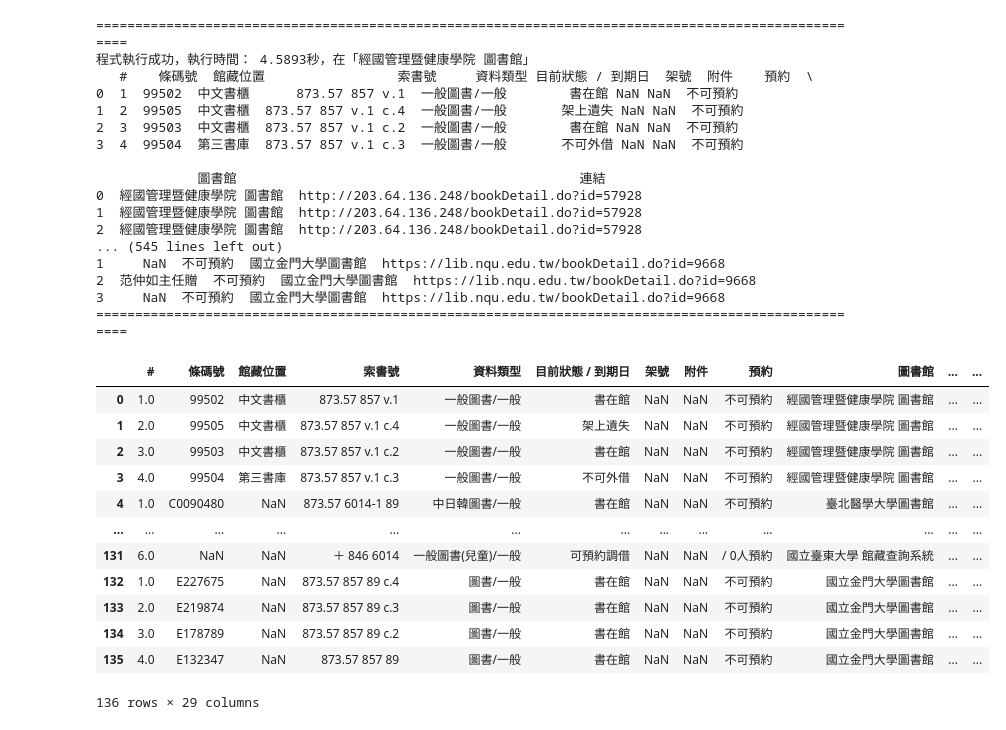
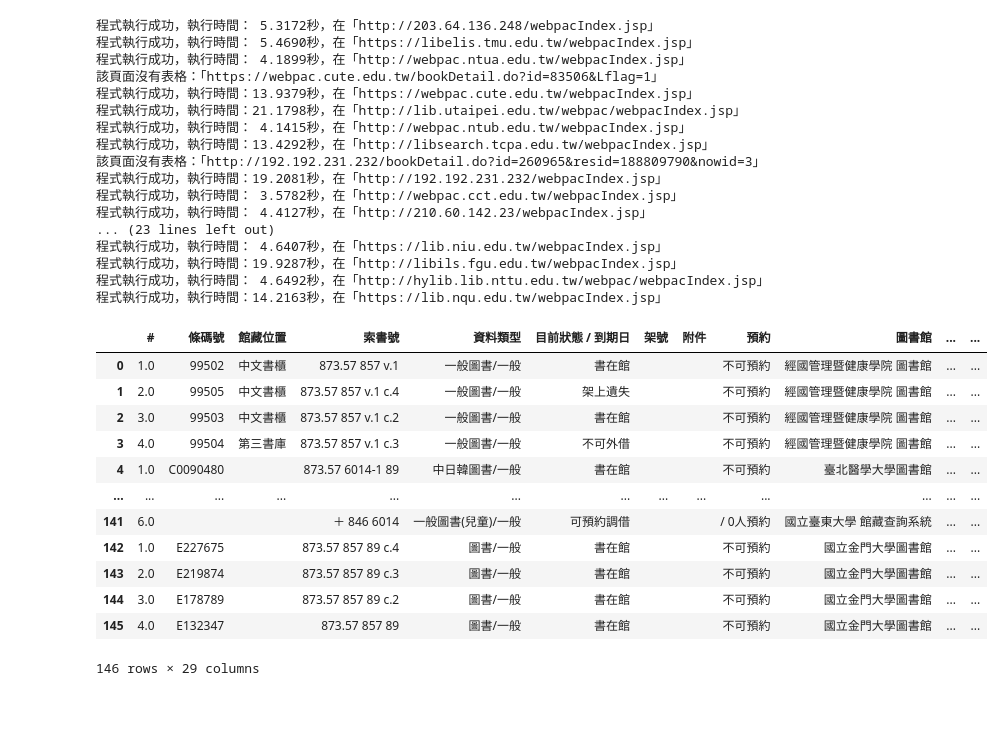
Before and after one commit to yulaie1012/ming-finds-books, a Jupyter notebook: crawlers/webpac_jsp_crawler().ipynb, the cells around one changed output. Cells and saved outputs as stored; diff of their text form; code cells hidden in the pictures.

Commit message:
fix webpac_jsp_crawler() bugs

```diff
--- a/crawlers/webpac_jsp_crawler().ipynb
+++ b/crawlers/webpac_jsp_crawler().ipynb
@@ -143,45 +156,42 @@ def webpac_jsp_crawler(url, ISBN):
         print(f"錯誤訊息為：「{e}」")
         print("="*100)
 # %%
-df_lst = []
+df_final = []
+ISBN = "9789573317241"  # 哈利波特(1)：神秘的魔法石
 for test_url in test_urls:
-    xxx =
-    df_lst.append(
-        webpac_jsp_crawler(
-            url=test_url,
-            ISBN="9789573317241")
-    )
+    df_final.append(test("測試圖書館", test_url, ISBN))
 # %% [output]
-====================================================================================================
-程式執行成功，執行時間： 4.5893秒，在「經國管理暨健康學院 圖書館」
-   #    條碼號  館藏位置                 索書號     資料類型 目前狀態 / 到期日  架號  附件    預約  \
-0  1  99502  中文書櫃      873.57 857 v.1  一般圖書/一般        書在館 NaN NaN  不可預約
-1  2  99505  中文書櫃  873.57 857 v.1 c.4  一般圖書/一般       架上遺失 NaN NaN  不可預約
-2  3  99503  中文書櫃  873.57 857 v.1 c.2  一般圖書/一般        書在館 NaN NaN  不可預約
-3  4  99504  第三書庫  873.57 857 v.1 c.3  一般圖書/一般       不可外借 NaN NaN  不可預約
-
-             圖書館                                            連結
-0  經國管理暨健康學院 圖書館  http://203.64.136.248/bookDetail.do?id=57928
-1  經國管理暨健康學院 圖書館  http://203.64.136.248/bookDetail.do?id=57928
-2  經國管理暨健康學院 圖書館  http://203.64.136.248/bookDetail.do?id=57928
-... (545 lines left out)
-1     NaN  不可預約  國立金門大學圖書館  https://lib.nqu.edu.tw/bookDetail.do?id=9668
-2  范仲如主任贈  不可預約  國立金門大學圖書館  https://lib.nqu.edu.tw/bookDetail.do?id=9668
-3     NaN  不可預約  國立金門大學圖書館  https://lib.nqu.edu.tw/bookDetail.do?id=9668
-====================================================================================================
+程式執行成功，執行時間： 5.3172秒，在「http://203.64.136.248/webpacIndex.jsp」
+程式執行成功，執行時間： 5.4690秒，在「https://libelis.tmu.edu.tw/webpacIndex.jsp」
+程式執行成功，執行時間： 4.1899秒，在「http://webpac.ntua.edu.tw/webpacIndex.jsp」
+該頁面沒有表格：「https://webpac.cute.edu.tw/bookDetail.do?id=83506&Lflag=1」
+程式執行成功，執行時間：13.9379秒，在「https://webpac.cute.edu.tw/webpacIndex.jsp」
+程式執行成功，執行時間：21.1798秒，在「http://lib.utaipei.edu.tw/webpac/webpacIndex.jsp」
+程式執行成功，執行時間： 4.1415秒，在「http://webpac.ntub.edu.tw/webpacIndex.jsp」
+程式執行成功，執行時間：13.4292秒，在「http://libsearch.tcpa.edu.tw/webpacIndex.jsp」
+該頁面沒有表格：「http://192.192.231.232/bookDetail.do?id=260965&resid=188809790&nowid=3」
+程式執行成功，執行時間：19.2081秒，在「http://192.192.231.232/webpacIndex.jsp」
+程式執行成功，執行時間： 3.5782秒，在「http://webpac.cct.edu.tw/webpacIndex.jsp」
+程式執行成功，執行時間： 4.4127秒，在「http://210.60.142.23/webpacIndex.jsp」
+... (23 lines left out)
+程式執行成功，執行時間： 4.6407秒，在「https://lib.niu.edu.tw/webpacIndex.jsp」
+程式執行成功，執行時間：19.9287秒，在「http://libils.fgu.edu.tw/webpacIndex.jsp」
+程式執行成功，執行時間： 4.6492秒，在「http://hylib.lib.nttu.edu.tw/webpac/webpacIndex.jsp」
+程式執行成功，執行時間：14.2163秒，在「https://lib.nqu.edu.tw/webpacIndex.jsp」
 # %%
-pd.concat(df_lst, axis=0, ignore_index=True)
+final_output = pd.concat(df_final, axis=0, ignore_index=True)
+final_output.fillna("")
 # %% [output]
 |  | # | 條碼號 | 館藏位置 | 索書號 | 資料類型 | 目前狀態 / 到期日 | 架號 | 附件 | 預約 | 圖書館 | ... | ... |
-| 0 | 1.0 | 99502 | 中文書櫃 | 873.57 857 v.1 | 一般圖書/一般 | 書在館 | NaN | NaN | 不可預約 | 經國管理暨健康學院 圖書館 | ... | ... |
-| 1 | 2.0 | 99505 | 中文書櫃 | 873.57 857 v.1 c.4 | 一般圖書/一般 | 架上遺失 | NaN | NaN | 不可預約 | 經國管理暨健康學院 圖書館 | ... | ... |
-| 2 | 3.0 | 99503 | 中文書櫃 | 873.57 857 v.1 c.2 | 一般圖書/一般 | 書在館 | NaN | NaN | 不可預約 | 經國管理暨健康學院 圖書館 | ... | ... |
-| 3 | 4.0 | 99504 | 第三書庫 | 873.57 857 v.1 c.3 | 一般圖書/一般 | 不可外借 | NaN | NaN | 不可預約 | 經國管理暨健康學院 圖書館 | ... | ... |
-| 4 | 1.0 | C0090480 | NaN | 873.57 6014-1 89 | 中日韓圖書/一般 | 書在館 | NaN | NaN | 不可預約 | 臺北醫學大學圖書館 | ... | ... |
+| 0 | 1.0 | 99502 | 中文書櫃 | 873.57 857 v.1 | 一般圖書/一般 | 書在館 |  |  | 不可預約 | 經國管理暨健康學院 圖書館 | ... | ... |
+| 1 | 2.0 | 99505 | 中文書櫃 | 873.57 857 v.1 c.4 | 一般圖書/一般 | 架上遺失 |  |  | 不可預約 | 經國管理暨健康學院 圖書館 | ... | ... |
+| 2 | 3.0 | 99503 | 中文書櫃 | 873.57 857 v.1 c.2 | 一般圖書/一般 | 書在館 |  |  | 不可預約 | 經國管理暨健康學院 圖書館 | ... | ... |
+| 3 | 4.0 | 99504 | 第三書庫 | 873.57 857 v.1 c.3 | 一般圖書/一般 | 不可外借 |  |  | 不可預約 | 經國管理暨健康學院 圖書館 | ... | ... |
+| 4 | 1.0 | C0090480 |  | 873.57 6014-1 89 | 中日韓圖書/一般 | 書在館 |  |  | 不可預約 | 臺北醫學大學圖書館 | ... | ... |
 | ... | ... | ... | ... | ... | ... | ... | ... | ... | ... | ... | ... | ... |
-| 131 | 6.0 | NaN | NaN | ＋ 846 6014 | 一般圖書(兒童)/一般 | 可預約調借 | NaN | NaN | / 0人預約 | 國立臺東大學 館藏查詢系統 | ... | ... |
-| 132 | 1.0 | E227675 | NaN | 873.57 857 89 c.4 | 圖書/一般 | 書在館 | NaN | NaN | 不可預約 | 國立金門大學圖書館 | ... | ... |
-| 133 | 2.0 | E219874 | NaN | 873.57 857 89 c.3 | 圖書/一般 | 書在館 | NaN | NaN | 不可預約 | 國立金門大學圖書館 | ... | ... |
-| 134 | 3.0 | E178789 | NaN | 873.57 857 89 c.2 | 圖書/一般 | 書在館 | NaN | NaN | 不可預約 | 國立金門大學圖書館 | ... | ... |
-| 135 | 4.0 | E132347 | NaN | 873.57 857 89 | 圖書/一般 | 書在館 | NaN | NaN | 不可預約 | 國立金門大學圖書館 | ... | ... |
+| 141 | 6.0 |  |  | ＋ 846 6014 | 一般圖書(兒童)/一般 | 可預約調借 |  |  | / 0人預約 | 國立臺東大學 館藏查詢系統 | ... | ... |
+| 142 | 1.0 | E227675 |  | 873.57 857 89 c.4 | 圖書/一般 | 書在館 |  |  | 不可預約 | 國立金門大學圖書館 | ... | ... |
+| 143 | 2.0 | E219874 |  | 873.57 857 89 c.3 | 圖書/一般 | 書在館 |  |  | 不可預約 | 國立金門大學圖書館 | ... | ... |
+| 144 | 3.0 | E178789 |  | 873.57 857 89 c.2 | 圖書/一般 | 書在館 |  |  | 不可預約 | 國立金門大學圖書館 | ... | ... |
+| 145 | 4.0 | E132347 |  | 873.57 857 89 | 圖書/一般 | 書在館 |  |  | 不可預約 | 國立金門大學圖書館 | ... | ... |
-136 rows × 29 columns
+146 rows × 29 columns
```
Also changed, not shown: parts of 11 cells of this notebook, 44 other files.
